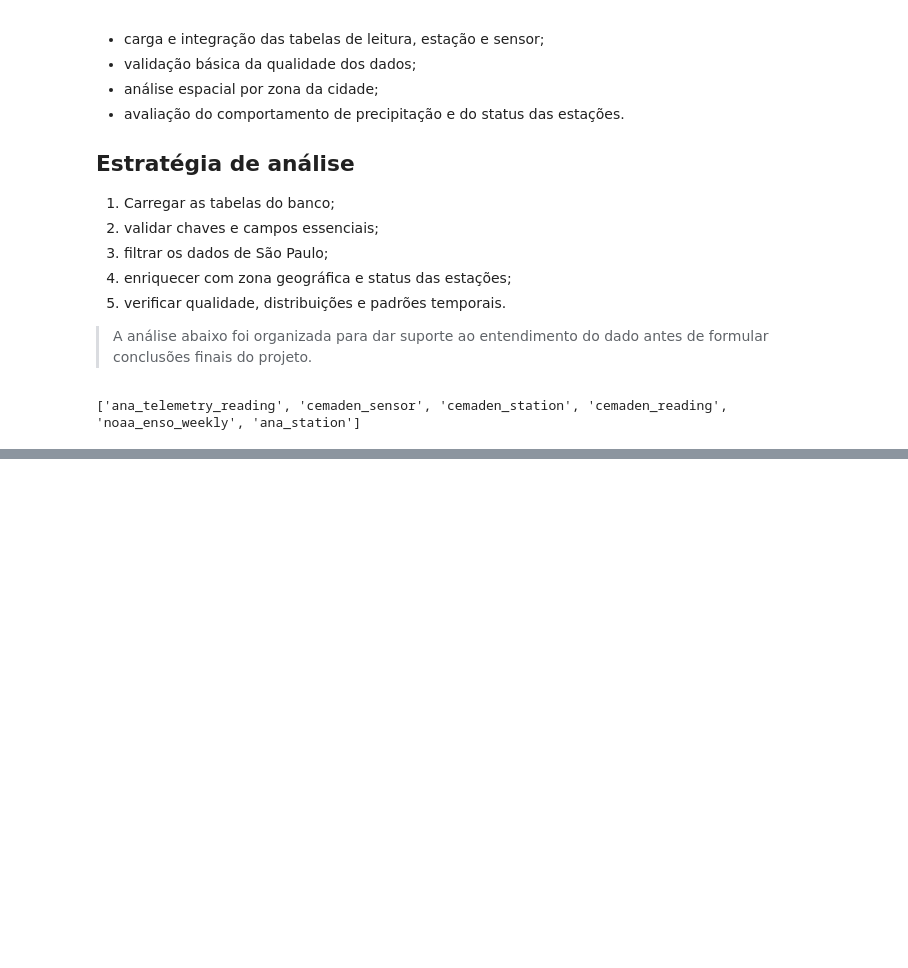
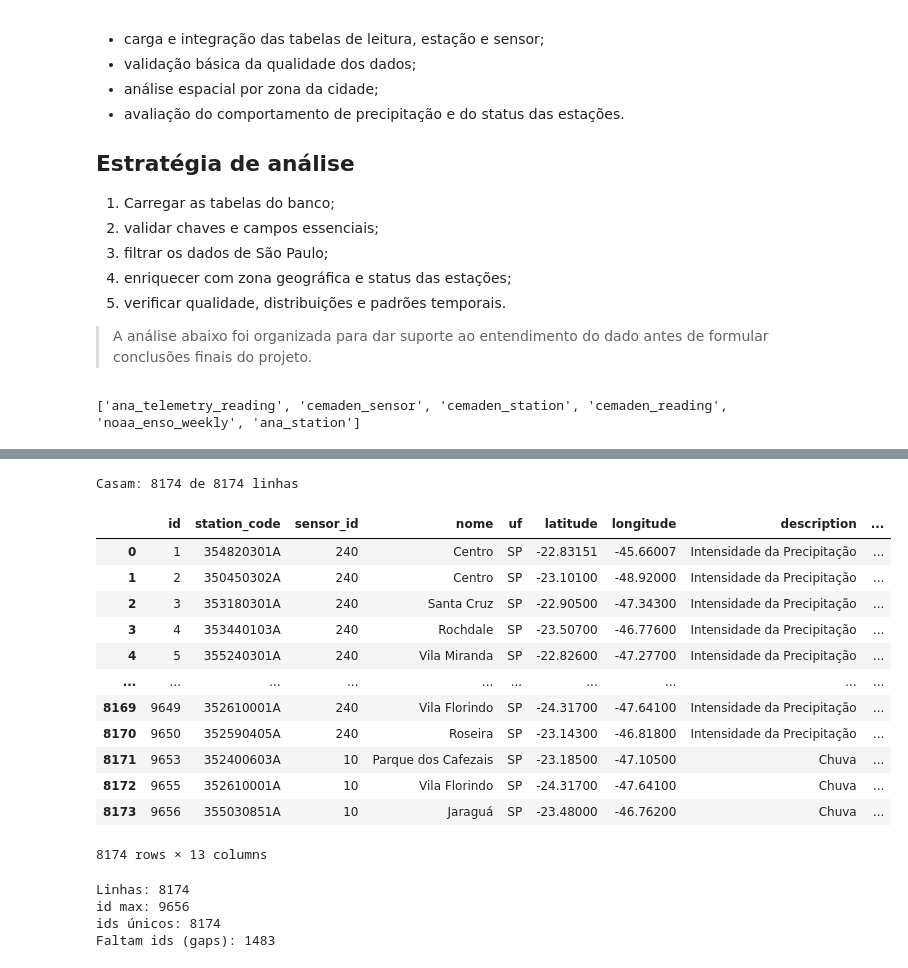
Before and after one commit to anselmojsantos/analiseP4Nooa, a Jupyter notebook: Notebookes/cemaden.ipynb, the cells around one changed output, grey strips where cells are left out. Cells and saved outputs as stored; diff of their text form; code cells hidden in the pictures; blank space fills up the shorter version.

```diff
--- a/Notebookes/cemaden.ipynb
+++ b/Notebookes/cemaden.ipynb
@@ -534,0 +112,48 @@ if not chuva.empty:
+# %%
+df_reading['sensor_id'] = df_reading['sensor_id'].astype(str).str.strip()
+df_sensor['id'] = df_sensor['id'].astype(str).str.strip()
+match = df_reading['sensor_id'].isin(df_sensor['id'])
+print(f"Casam: {match.sum()} de {len(df_reading)} linhas")
+# %% [output]
+Casam: 8174 de 8174 linhas
+# %%
+df_cemaden = df_reading.merge(
+    df_sensor, left_on='sensor_id',
+    right_on='id', how='left',
+    validate='many_to_one',
+    suffixes=('_reading', '_sensor')
+)
+
+cols = df_cemaden.columns.tolist()
+cols.remove('description')
+pos = cols.index('longitude') + 1
+cols.insert(pos, 'description')
+df_cemaden = df_cemaden[cols]
+
+df_cemaden.drop(columns=['id_sensor', 'collected_at_sensor'], inplace=True)
+df_cemaden.rename(columns={'id_reading': 'id', 'collected_at_reading': 'collected_at'}, inplace=True)
+df_cemaden
+# %% [output]
+|  | id | station_code | sensor_id | nome | uf | latitude | longitude | description | ... |
+| 0 | 1 | 354820301A | 240 | Centro | SP | -22.83151 | -45.66007 | Intensidade da Precipitação | ... |
+| 1 | 2 | 350450302A | 240 | Centro | SP | -23.10100 | -48.92000 | Intensidade da Precipitação | ... |
+| 2 | 3 | 353180301A | 240 | Santa Cruz | SP | -22.90500 | -47.34300 | Intensidade da Precipitação | ... |
+| 3 | 4 | 353440103A | 240 | Rochdale | SP | -23.50700 | -46.77600 | Intensidade da Precipitação | ... |
+| 4 | 5 | 355240301A | 240 | Vila Miranda | SP | -22.82600 | -47.27700 | Intensidade da Precipitação | ... |
+| ... | ... | ... | ... | ... | ... | ... | ... | ... | ... |
+| 8169 | 9649 | 352610001A | 240 | Vila Florindo | SP | -24.31700 | -47.64100 | Intensidade da Precipitação | ... |
+| 8170 | 9650 | 352590405A | 240 | Roseira | SP | -23.14300 | -46.81800 | Intensidade da Precipitação | ... |
+| 8171 | 9653 | 352400603A | 10 | Parque dos Cafezais | SP | -23.18500 | -47.10500 | Chuva | ... |
+| 8172 | 9655 | 352610001A | 10 | Vila Florindo | SP | -24.31700 | -47.64100 | Chuva | ... |
+| 8173 | 9656 | 355030851A | 10 | Jaraguá | SP | -23.48000 | -46.76200 | Chuva | ... |
+8174 rows × 13 columns
+# %%
+print("Linhas:", len(df_cemaden))
+print("id max:", df_cemaden['id_reading'].max())
+print("ids únicos:", df_cemaden['id_reading'].nunique())
+print("Faltam ids (gaps):", df_cemaden['id_reading'].max() - df_cemaden['id_reading'].nunique() + 1)
+# %% [output]
+Linhas: 8174
+id max: 9656
+ids únicos: 8174
+Faltam ids (gaps): 1483
```
Also changed, not shown: parts of 34 cells of this notebook, 11 other files.
